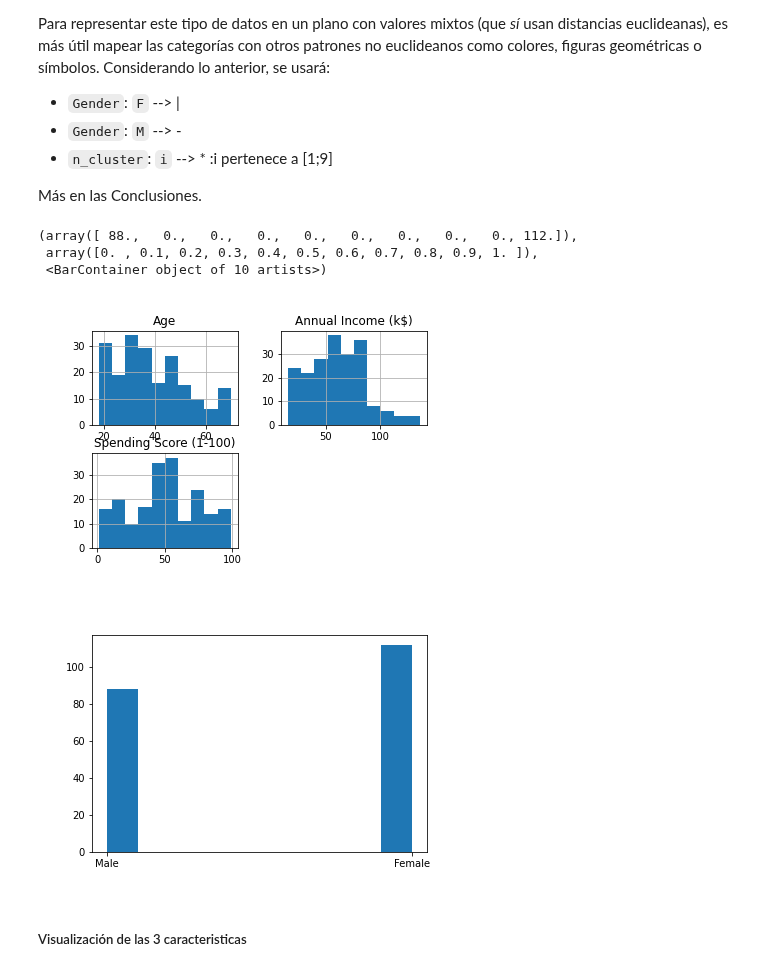
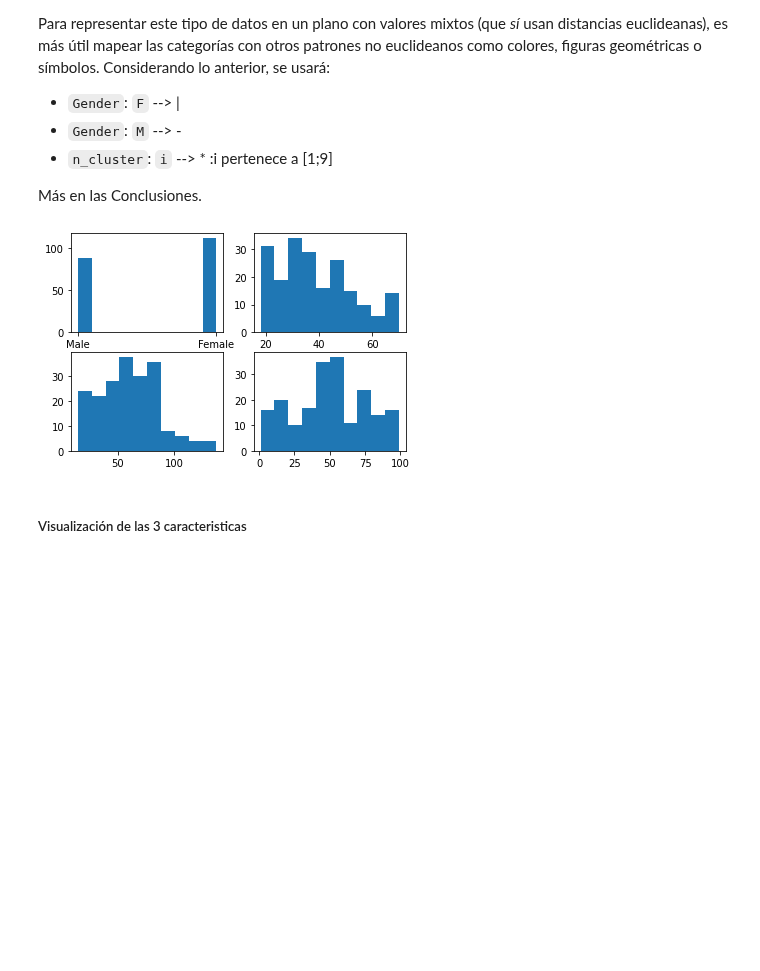
Before and after one commit to allanes/curso_aprendizaje_autom_tp2, a Jupyter notebook: ejercicio1.ipynb, the cells around one changed output. Saved outputs shown, nothing was run; the diff lists cells and outputs as text; code cells hidden in the pictures; blank space fills up the shorter version.

Commit message:
arreglo en la salida del ploteo de los histogramas

```diff
--- a/ejercicio1.ipynb
+++ b/ejercicio1.ipynb
@@ -41,17 +54,14 @@ Más en las Conclusiones.
 # %%
 from matplotlib import pyplot as plt
 
 dataset = df.drop(columns=['CustomerID'])
 
-dataset.hist()
 plt.figure()
-plt.hist(dataset['Gender'])
+for i, col in enumerate(dataset.columns):
+    plt.subplot(2,2,i+1)
+    plt.hist(dataset[col])
 # %% [output]
-(array([ 88.,   0.,   0.,   0.,   0.,   0.,   0.,   0.,   0., 112.]),
- array([0. , 0.1, 0.2, 0.3, 0.4, 0.5, 0.6, 0.7, 0.8, 0.9, 1. ]),
- <BarContainer object of 10 artists>)
-[figure, old version]
+[figure, new version]
-[figure, removed]
 # %% [markdown]
 ##### Visualización de las 3 caracteristicas
 # %%
```
Also changed, not shown: parts of 2 cells of this notebook.
